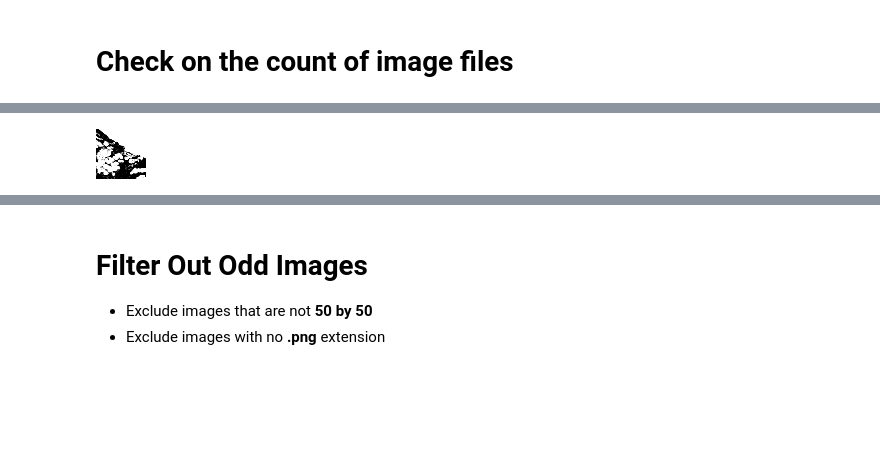
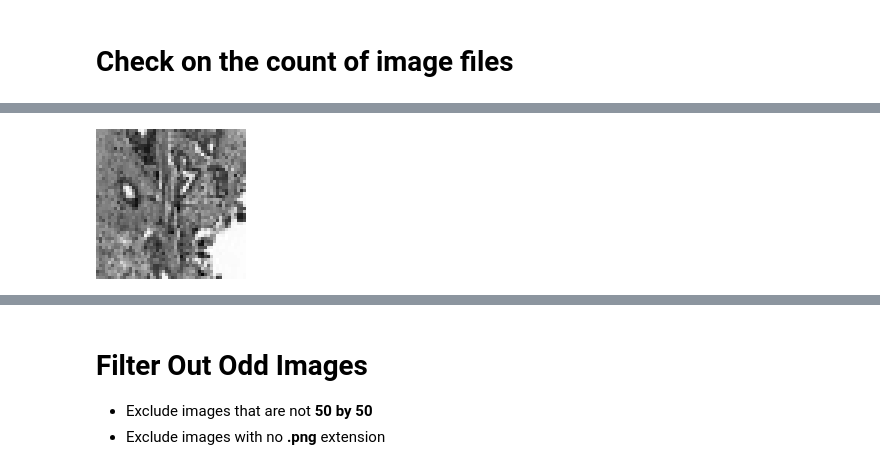
Before and after one commit to heesukjang/Income_Prediction, a Jupyter notebook: EXPERIMENT_3_CNN_Transfer_Learning_W207_Fall2022.ipynb, the cells around one changed output, grey strips where cells are left out. Drawn from its saved outputs; the diff is of its cells as text; code cells hidden in the pictures; blank space fills up the shorter version.

```diff
--- a/EXPERIMENT_3_CNN_Transfer_Learning_W207_Fall2022.ipynb
+++ b/EXPERIMENT_3_CNN_Transfer_Learning_W207_Fall2022.ipynb
@@ -262,11 +209,13 @@ tgt_path_list = [tgt_train_1_image_path, tgt_train_0_image_path,
 # %%
 def preprocess(data_dir):
-  images_path_1 = [data_dir + '/' +  dir + '/' for dir in os.listdir(data_dir) if dir != '.DS_Store'][0]
-  images_path_0 = [data_dir + '/' +  dir + '/' for dir in os.listdir(data_dir) if dir != '.DS_Store'][1]
+  '''
+  Remove .DS_Store files from each sub-folders
+  '''
 
+  images_path_1 = [data_dir + '/' +  dir + '/' for dir in os.listdir(data_dir) if dir != '.DS_Store'][1]
+  images_path_0 = [data_dir + '/' +  dir + '/' for dir in os.listdir(data_dir) if dir != '.DS_Store'][0]
   images_list_1 = [images_path_1 + file for file in list(os.walk(images_path_1))[0][2] if file[0] != '.']
   images_list_0 = [images_path_0 + file for file in list(os.walk(images_path_0))[0][2] if file[0] != '.']
-
   return images_list_1, images_list_0
 # %%
 train_1_images_list, train_0_images_list = preprocess(train_image_directory)
@@ -441,63 +305,82 @@ display_images(train_0_images_list, ' IDC Benign (0)')
 # %%
+# https://towardsdatascience.com/complete-image-augmentation-in-opencv-31a6b02694f5
+
 from google.colab.patches import cv2_imshow
+target_size=(150,150)
 
-test_img = load_img(train_1_images_list[0], color_mode ="grayscale")
+# original: 50x50 rgb
+org_img = load_img(train_0_images_list[2], color_mode ="rgb", target_size=target_size)
+org_img_arry = img_to_array(org_img)
+print("  Original:50x50(RGB)");print()
+cv2_imshow(org_img_arry)
+
+# original: 50x50 grayscale
+test_img = load_img(train_0_images_list[2], color_mode ="grayscale", target_size=target_size)
 test_img_arry = img_to_array(test_img)
-print("original****")
+print();print(" Not normalized-Original:50x50(Gray)");print()
 cv2_imshow(test_img_arry)
 
-bright_img_gs = tf.image.adjust_brightness(test_img_arry, delta=10)
+#  normalized gray scale
+norm_test_img_arry = cv2.normalize(test_img_arry, None, alpha=0, beta=255, norm_type=cv2.NORM_MINMAX, dtype=cv2.CV_32F)
+print();print('Normalized-gray');print()
+cv2_imshow(norm_test_img_arry)
+# print('norm1-gray:\n', norm_test_img_arry)
+
+# brightness
+bright_img_gs = tf.image.adjust_brightness(norm_test_img_arry, delta=10)
 bright_img_gs = img_to_array(bright_img_gs)
-print("0.3_bright****")
+print();print(" Brightness:0.1,0.3");print()
 cv2_imshow(bright_img_gs)
 
+# contrast
 contrast_img_gs = tf.image.adjust_contrast(test_img_arry, contrast_factor=3)
 contrast_img_gs = img_to_array(contrast_img_gs)
-print("3_contrast****")
+print();print("    Contrast:1,3");print()
 cv2_imshow(contrast_img_gs)
 
-hflip_img_gs = cv2.flip(test_img_arry, 1)
-print("vflip****")
+# horizontal flip
+hflip_img_gs = cv2.flip(norm_test_img_arry, 1)
+print();print("  Horizontal Flip");print()
 cv2_imshow(hflip_img_gs)
 
-vflip_img_gs = cv2.flip(test_img_arry, 0)
-print("hflip****")
+# vertical flip
+vflip_img_gs = cv2.flip(norm_test_img_arry, 0)
+print();print("   Vertical Flip");print()
 cv2_imshow(vflip_img_gs)
 
+# random rotate
 angle = int(random.uniform(-90, 90))
-h, w = test_img_arry.shape[:2]
-M = cv2.getRotationMatrix2D((int(w/2), int(h/2)), angle, 1)
-rotated_img_gs = cv2.warpAffine(test_img_arry, M, (w, h))
+hr, wr = norm_test_img_arry.shape[:2]
+M = cv2.getRotationMatrix2D((int(wr/2), int(hr/2)), angle, 1)
+rotated_img_gs = cv2.warpAffine(norm_test_img_arry, M, (wr, hr))
 rotated_img_gs = img_to_array(rotated_img_gs)
-print("rot90****")
+print();print("    RandomRotate");print()
 cv2_imshow(rotated_img_gs)
 
-angle = int(random.uniform(-45, 45))
-h, w = test_img_arry.shape[:2]
-M = cv2.getRotationMatrix2D((int(w/2), int(h/2)), angle, 1)
-rotated_img_gs = cv2.warpAffine(test_img_arry, M, (w, h))
-rotated_img_gs = img_to_array(rotated_img_gs)
-print("rot45****")
-cv2_imshow(rotated_img_gs)
-
-angle = int(random.uniform(-180, 180))
-h, w = test_img_arry.shape[:2]
-M = cv2.getRotationMatrix2D((int(w/2), int(h/2)), angle, 1)
-rotated_img_gs = cv2.warpAffine(test_img_arry, M, (w, h))
-rotated_img_gs = img_to_array(rotated_img_gs)
-print("rot180****")
-cv2_imshow(rotated_img_gs)
-
-# rotate ccw
-out=cv2.transpose(test_img_arry)
+# rotate 90 degree ccw
+out=cv2.transpose(norm_test_img_arry)
 out=cv2.flip(out,flipCode=0)
 rotated_img_gs = img_to_array(out)
-print("90ccwrot****")
+print();print("    Rotate 90:CCW");print()
 cv2_imshow(out)
 
-out=cv2.transpose(test_img_arry)
+# rotate 90 degree cw
+out=cv2.transpose(norm_test_img_arry)
 out=cv2.flip(out,flipCode=1)
-rotated_img_gs = img_to_array(out)
-print("90rot****")
+rotated_img_gs = img_to_array(out)/255        # normalize it after augment the image
+# print('rotated_img_gs',rotated_img_gs)
+print();print("     Rotate 90:CW");print()
 cv2_imshow(out)
+
+# shift the image 5 pixels to the left and 10 pixels down
+M = np.float32([[1, 0, -10], [0, 1, 20]])
+shifted_ld_gs = cv2.warpAffine(norm_test_img_arry, M, (norm_test_img_arry.shape[1], norm_test_img_arry.shape[0]))
+print();print(" RandomShift:LeftDown");print()
+cv2_imshow(shifted_ld_gs)
+
+# shift the image 5 pixels to the right and 10 pixels up
+M = np.float32([[1, 0, 17], [0, 1, -8]])
+shifted_ru_gs = cv2.warpAffine(norm_test_img_arry, M, (norm_test_img_arry.shape[1], norm_test_img_arry.shape[0]))
+print();print(" RandomShift:RightUp");print()
+cv2_imshow(shifted_ru_gs)
 # %% [output]
@@ -509 +392 @@ original****
-[figure, old version]
+[figure, new version]
```
Also changed, not shown: parts of 108 cells of this notebook.
